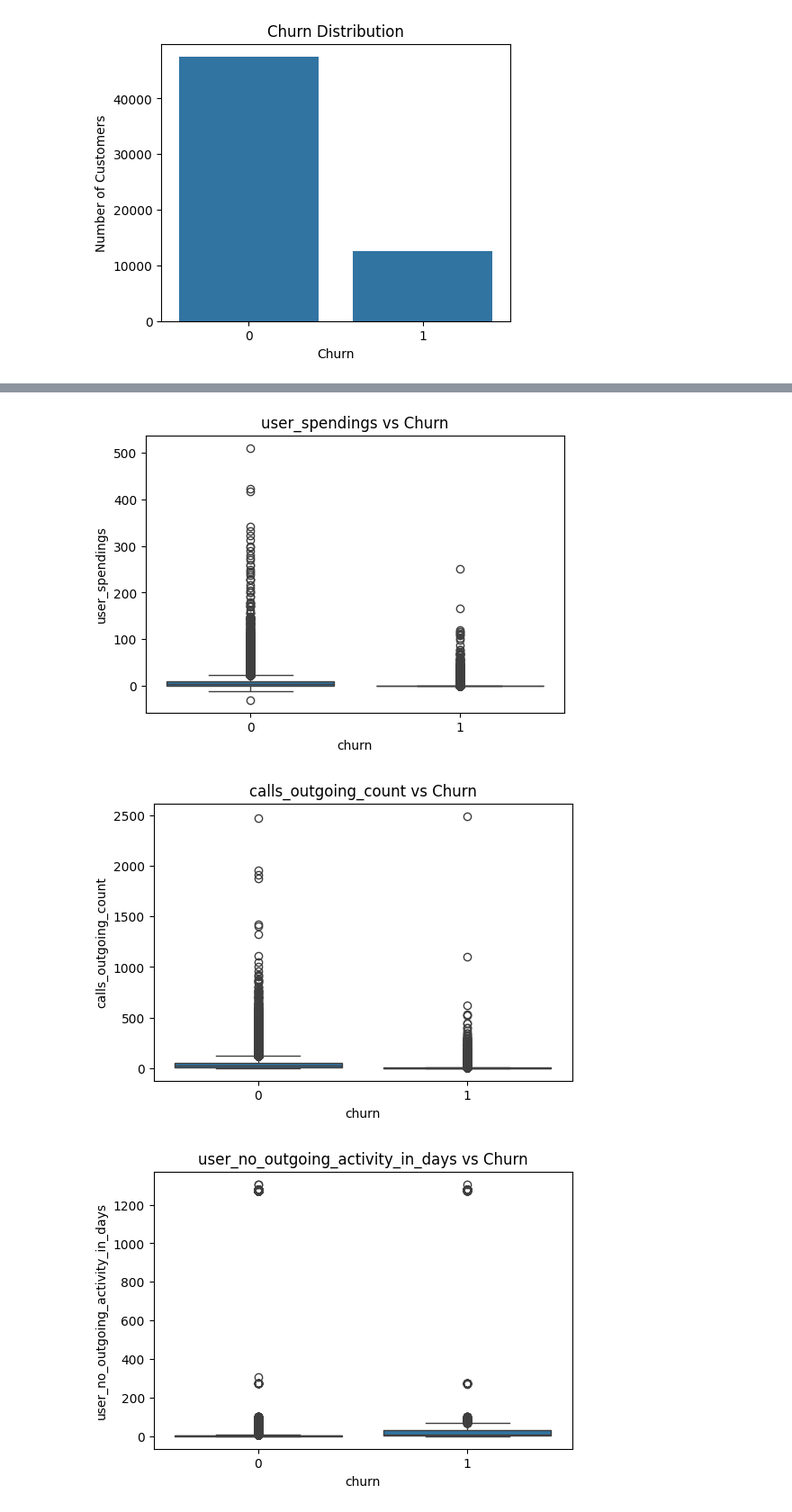
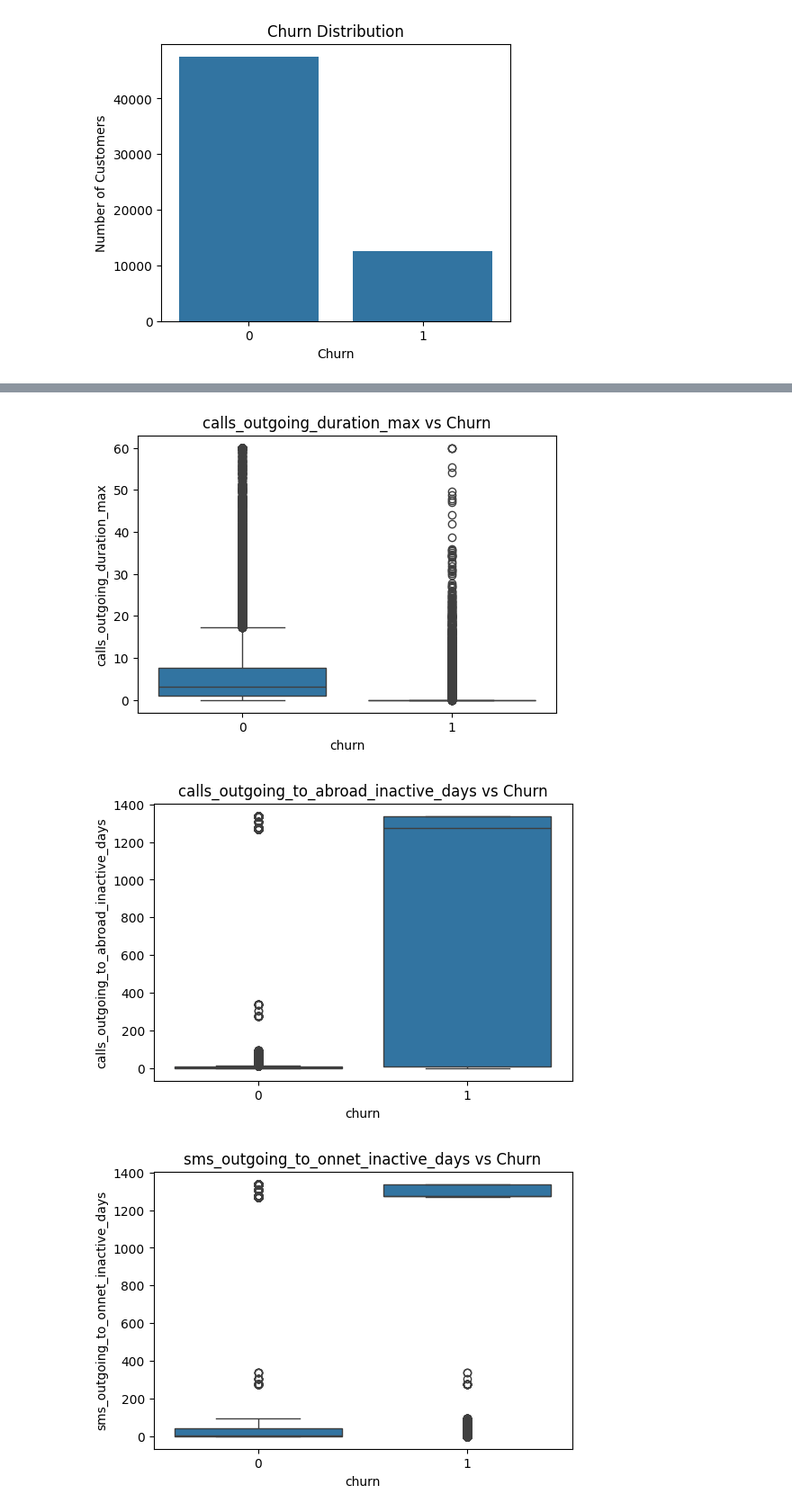
Before and after one commit to uras-alkaya/AI-Projects, a Jupyter notebook: Churn_Train_Preparation.ipynb, the cells around one changed output, grey strips where cells are left out. Shown at 90% size. Saved outputs shown, nothing was run; the diff lists cells and outputs as text; code cells hidden in the pictures.

```diff
--- a/Churn_Train_Preparation.ipynb
+++ b/Churn_Train_Preparation.ipynb
@@ -63,3 +63,9 @@ Missing value check:
 | churn | 0 |
 66 rows × 1 columns
 dtype: int64
+# %%
+# Search for negative values in numeric columns
+numeric_cols = df.select_dtypes(include=["int64", "float64"]).columns
+for col in numeric_cols:
+    if (df[col] < 0).sum() > 0:
+        print(f"{col} column has {(df[col] < 0).sum()} negative values.")
@@ -65,0 +80,17 @@ dtype: int64
+# %%
+# Correct negative values with the median
+columns_with_negatives = [
+    "user_spendings",
+    "reloads_sum",
+    "sms_outgoing_spendings",
+    "sms_outgoing_to_offnet_spendings",
+    "sms_incoming_spendings",
+    "gprs_spendings",
+    "last_100_reloads_sum"
+]
+
+for col in columns_with_negatives:
+    median_val = df.loc[df[col] >= 0, col].median()
+    neg_count = (df[col] < 0).sum()
+    df.loc[df[col] < 0, col] = median_val
+    print(f"{col}: {neg_count} negative values were replaced with the median ({median_val}).")
@@ -65,0 +105,7 @@ dtype: int64
+# %%
+# Check for negative values again
+for col in columns_with_negatives:
+    if (df[col] < 0).any():
+        print(f"{col}: There are still negatives!")
+    else:
+        print(f"{col}: All negatives were corrected ✅")
@@ -102,15 +233,15 @@ plt.show()
 [figure]
 # %%
 # Distribution of selected features by churn status
-churn_analysis_features = ["user_lifetime", "user_spendings", "calls_outgoing_count", "user_no_outgoing_activity_in_days", "reloads_sum"]
+churn_analysis_features = ["user_lifetime", "calls_outgoing_duration_max", "calls_outgoing_to_abroad_inactive_days", "sms_outgoing_to_onnet_inactive_days", "reloads_sum"]
 
 for col in churn_analysis_features:
     plt.figure(figsize=(6,4))
     sns.boxplot(x="churn", y=col, data=df)
     plt.title(f"{col} vs Churn")
     plt.show()
 # %% [output]
 [figure]
-[figure, old version]
+[figure, new version]
-[figure, old version]
+[figure, new version]
-[figure, old version]
+[figure, new version]
```
Also changed, not shown: parts of 19 cells of this notebook.
